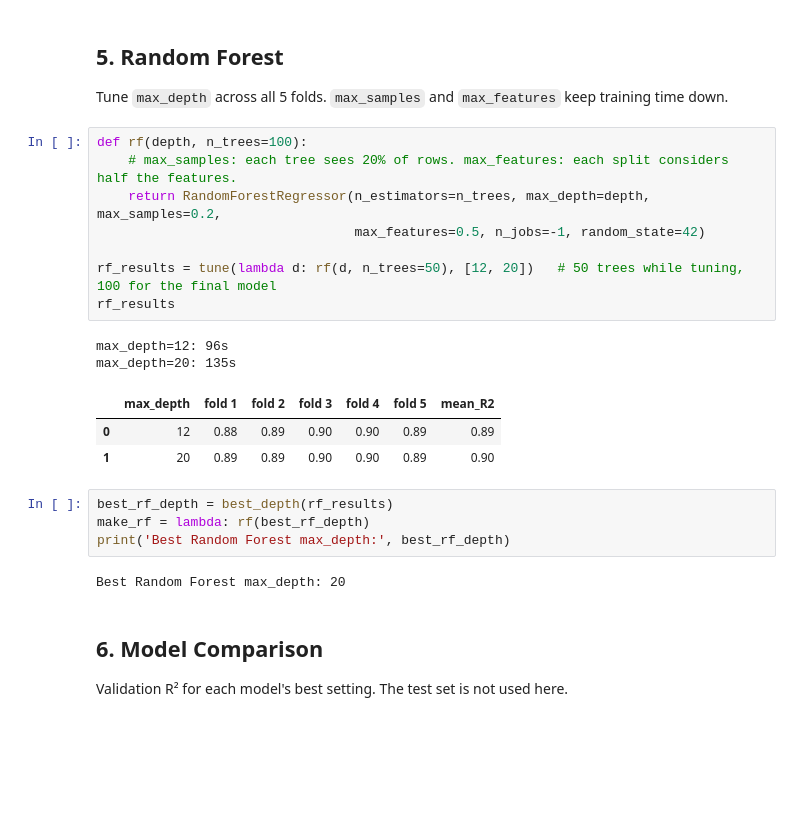
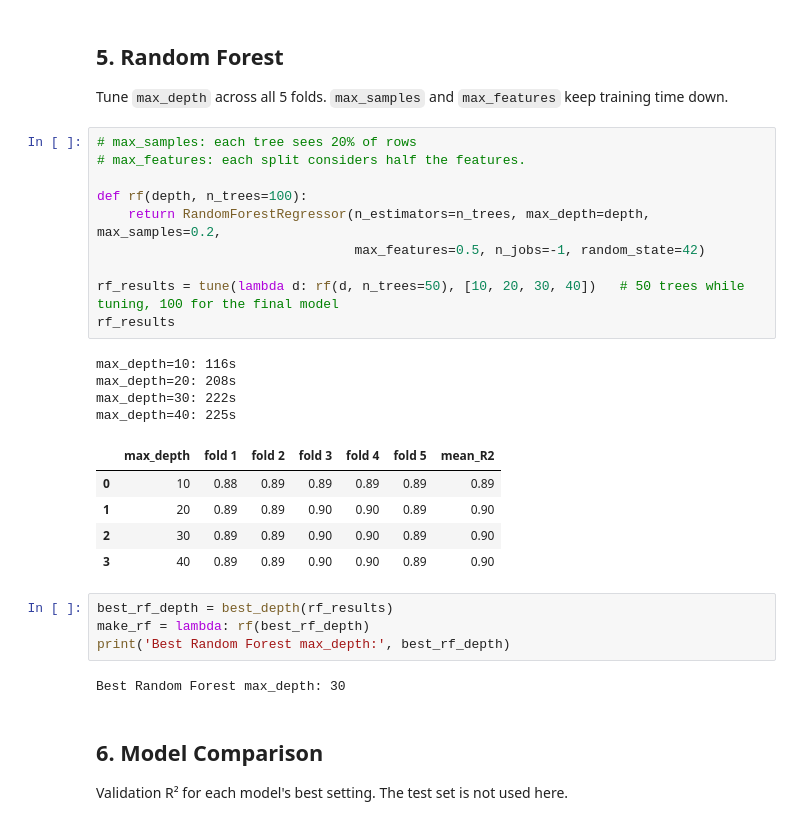
Before and after one commit to HKozuka/IDX-Exchange-Data-Science, a Jupyter notebook: 04_model_comparison.ipynb, the cells around one changed output. Cells and saved outputs as stored; diff of their text form; blank space fills up the shorter version.

Commit message:
Feature Engineering, Decision Trees, & Random Forests.

```diff
--- a/04_model_comparison.ipynb
+++ b/04_model_comparison.ipynb
@@ -671,25 +652,31 @@ Best Decision Tree max_depth: 10
 ## 5. Random Forest
 Tune `max_depth` across all 5 folds. `max_samples` and `max_features` keep training time down.
 # %%
+# max_samples: each tree sees 20% of rows
+# max_features: each split considers half the features.
+
 def rf(depth, n_trees=100):
-    # max_samples: each tree sees 20% of rows. max_features: each split considers half the features.
     return RandomForestRegressor(n_estimators=n_trees, max_depth=depth, max_samples=0.2,
                                  max_features=0.5, n_jobs=-1, random_state=42)
 
-rf_results = tune(lambda d: rf(d, n_trees=50), [12, 20])   # 50 trees while tuning, 100 for the final model
+rf_results = tune(lambda d: rf(d, n_trees=50), [10, 20, 30, 40])   # 50 trees while tuning, 100 for the final model
 rf_results
 # %% [output]
-max_depth=12: 96s
-max_depth=20: 135s
+max_depth=10: 116s
+max_depth=20: 208s
+max_depth=30: 222s
+max_depth=40: 225s
 |  | max_depth | fold 1 | fold 2 | fold 3 | fold 4 | fold 5 | mean_R2 |
-| 0 | 12 | 0.88 | 0.89 | 0.90 | 0.90 | 0.89 | 0.89 |
+| 0 | 10 | 0.88 | 0.89 | 0.89 | 0.89 | 0.89 | 0.89 |
 | 1 | 20 | 0.89 | 0.89 | 0.90 | 0.90 | 0.89 | 0.90 |
+| 2 | 30 | 0.89 | 0.89 | 0.90 | 0.90 | 0.89 | 0.90 |
+| 3 | 40 | 0.89 | 0.89 | 0.90 | 0.90 | 0.89 | 0.90 |
 # %%
 best_rf_depth = best_depth(rf_results)
 make_rf = lambda: rf(best_rf_depth)
 print('Best Random Forest max_depth:', best_rf_depth)
 # %% [output]
-Best Random Forest max_depth: 20
+Best Random Forest max_depth: 30
 # %% [markdown]
 ## 6. Model Comparison
 Validation R² for each model's best setting. The test set is not used here.
```
Also changed, not shown: parts of 9 cells of this notebook.
